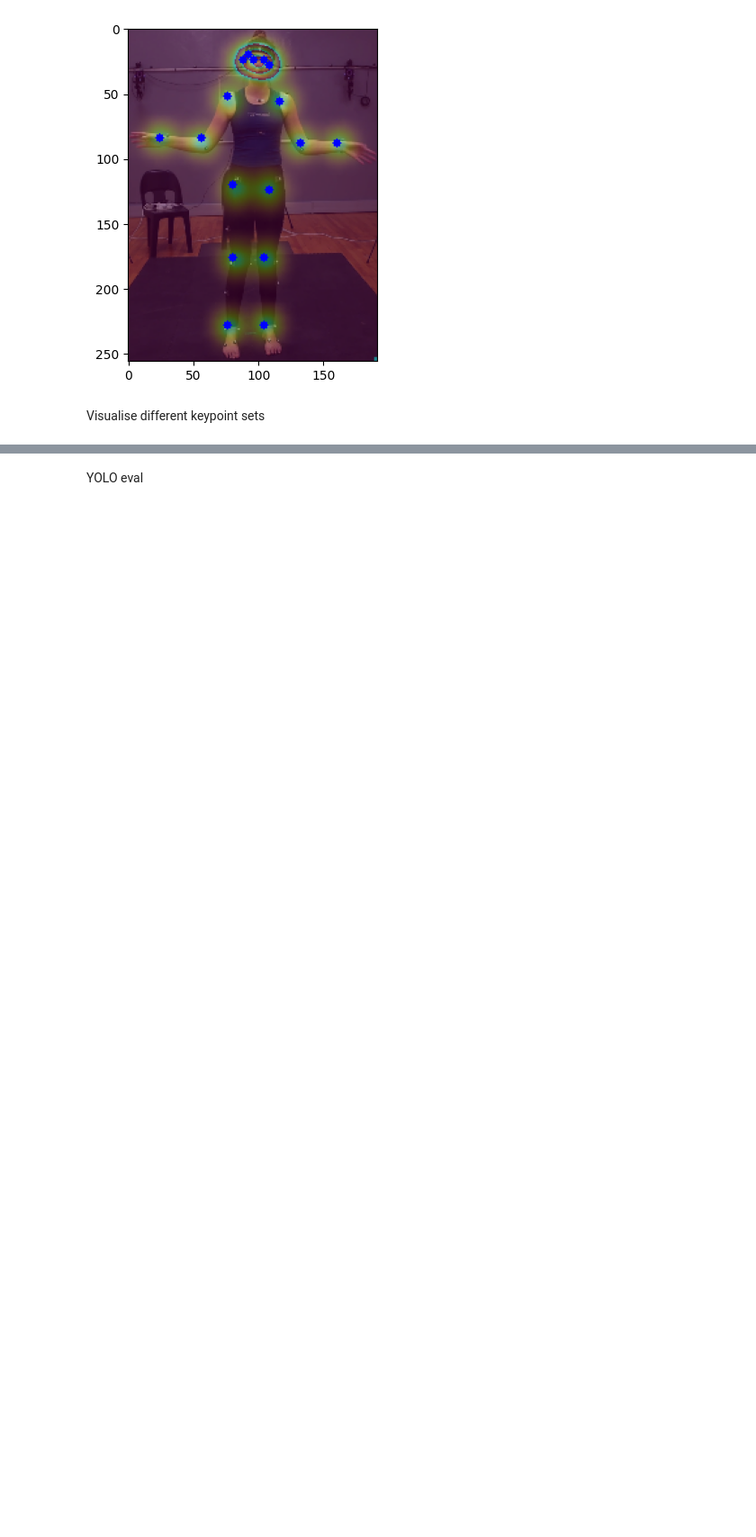
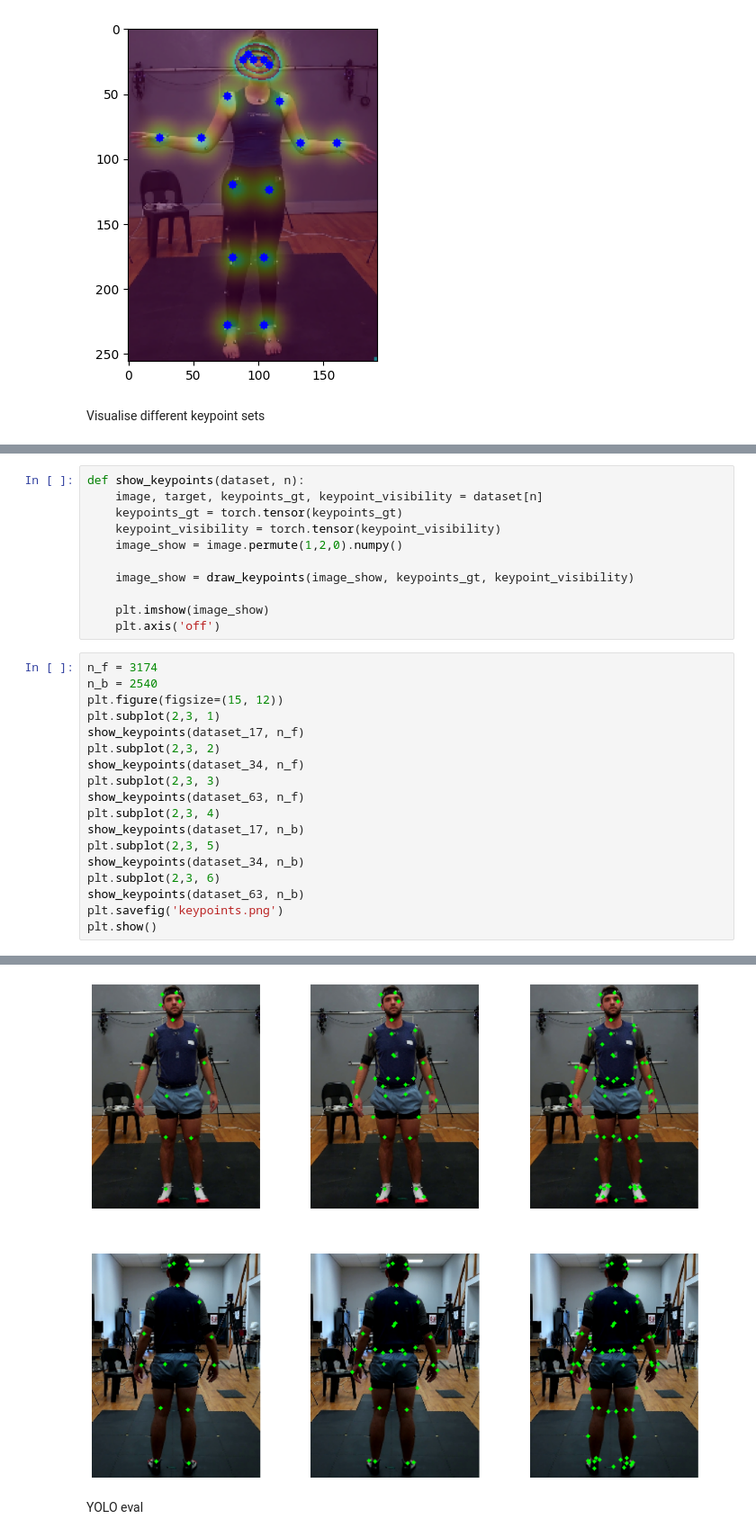
Before and after one commit to Rynhardf/research-project-2024, a Jupyter notebook: main.ipynb, the cells around one changed output, grey strips where cells are left out. Shown at 90% size. Saved outputs shown, nothing was run; the diff lists cells and outputs as text; blank space fills up the shorter version.

```diff
--- a/main.ipynb
+++ b/main.ipynb
@@ -173,0 +151,30 @@ tensor([60., 61., 61., 61., 61.])
+# %%
+def show_keypoints(dataset, n):
+    image, target, keypoints_gt, keypoint_visibility = dataset[n]
+    keypoints_gt = torch.tensor(keypoints_gt)
+    keypoint_visibility = torch.tensor(keypoint_visibility)
+    image_show = image.permute(1,2,0).numpy()
+
+    image_show = draw_keypoints(image_show, keypoints_gt, keypoint_visibility)
+
+    plt.imshow(image_show)
+    plt.axis('off')
+# %%
+n_f = 3174
+n_b = 2540
+plt.figure(figsize=(15, 12))
+plt.subplot(2,3, 1)
+show_keypoints(dataset_17, n_f)
+plt.subplot(2,3, 2)
+show_keypoints(dataset_34, n_f)
+plt.subplot(2,3, 3)
+show_keypoints(dataset_63, n_f)
+plt.subplot(2,3, 4)
+show_keypoints(dataset_17, n_b)
+plt.subplot(2,3, 5)
+show_keypoints(dataset_34, n_b)
+plt.subplot(2,3, 6)
+show_keypoints(dataset_63, n_b)
+plt.savefig('keypoints.png')
+plt.show()
+# %% [output]
@@ -174,3 +187,4 @@ tensor([60., 61., 61., 61., 61.])
+[figure, added]
 # %% [markdown]
 YOLO eval
 # %%
```
Also changed, not shown: parts of 2 cells of this notebook, 3 other files.
